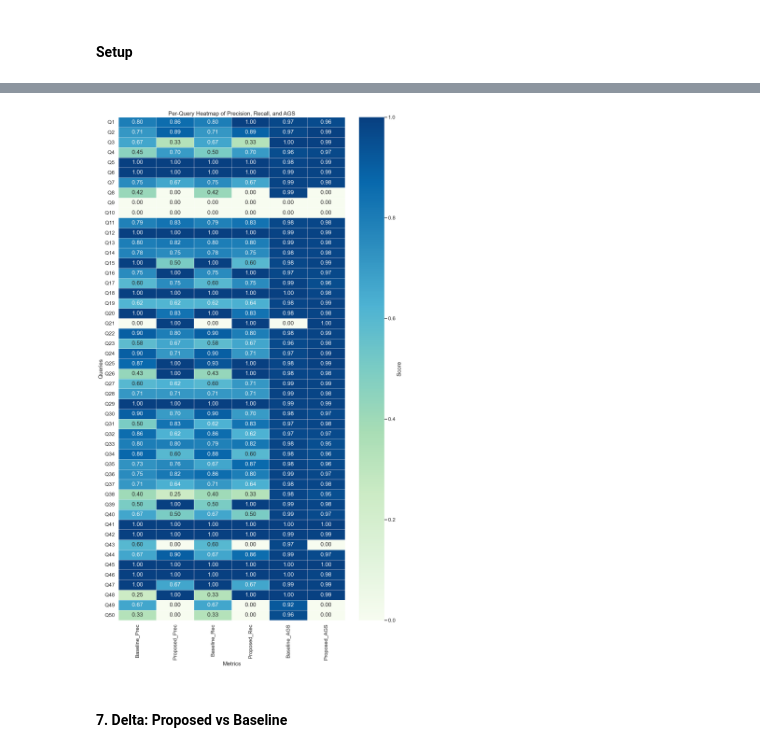
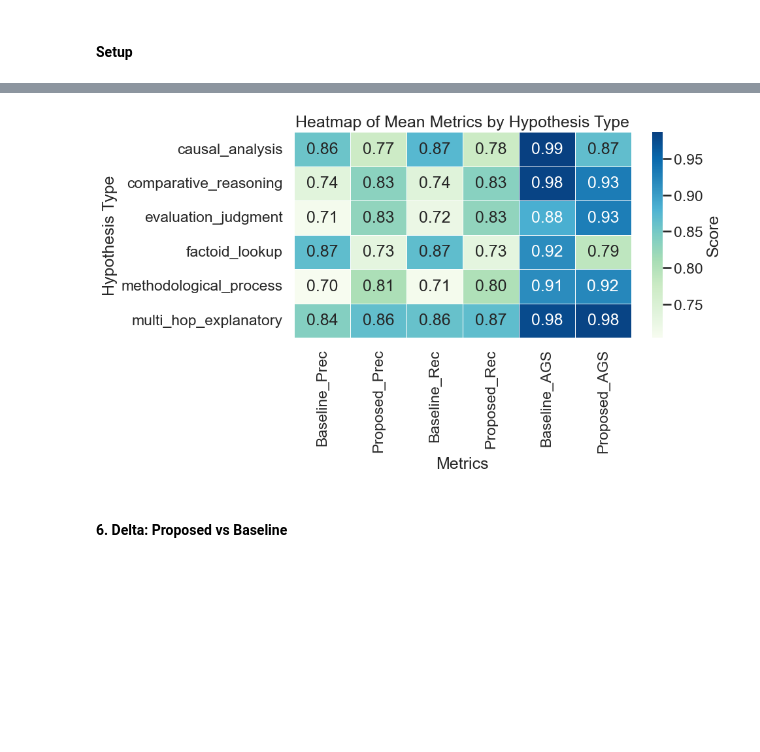
Before and after one commit to Josna-cardoza/rag-source-attribution, a Jupyter notebook: notebooks/main.ipynb, the cells around one changed output, grey strips where cells are left out. Cells and saved outputs as stored; diff of their text form; code cells hidden in the pictures; blank space fills up the shorter version.

```diff
--- a/notebooks/main.ipynb
+++ b/notebooks/main.ipynb
@@ -470,7 +470,7 @@ class CitationAuditEvaluator:
                 "precision": 0.0,
                 "recall": 0.0,
                 "ags": 0.0,
-                "num_verified_claims": 0,
+                "num_verified_pairs": 0,
                 "num_passed": 0,
                 "num_failed": 0
             }
@@ -502,7 +502,7 @@ class CitationAuditEvaluator:
             "precision": float(precision),
             "recall": float(recall),
             "ags": float(ags),
-            "num_verified_claims": int(len(verifications)),
+            "num_verified_pairs": int(len(verifications)),
             "num_passed": int(len(passed)),
             "num_failed": int(len(failed))
         }
@@ -643,7 +643,7 @@ def safe_json_loads(text):
         except Exception:
             return None
 # %%
-def generate_aar_triplets_batch(passages, retries=5):
+def generate_aar_triplets_batch(passages, start_passage_id=1, retries=5):
     cleaned_passages = [
         p for p in (clean_latex_and_brackets(p) for p in passages)
         if p and len(p) > 50
@@ -653,8 +653,11 @@ def generate_aar_triplets_batch(passages, retries=5):
         print("Error: No passages returned after cleaning!")
         return []
 
+    # Create globally unique ids for this batch
+    passage_ids = list(range(start_passage_id, start_passage_id + len(cleaned_passages)))
+
     context = "\n\n".join(
-        [f"passage_id {i+1}: {p}" for i, p in enumerate(cleaned_passages)]
+        [f"passage_id {pid}: {p}" for pid, p in zip(passage_ids, cleaned_passages)]
     )
 
     prompt = f"""
@@ -692,6 +695,8 @@ Return ONLY valid JSON list:
             valid_data = []
             for i, d in enumerate(data):
                 try:
+                    # Force correct global ids regardless of what model returned
+                    d["passage_id"] = passage_ids[i]
                     d["passage"] = cleaned_passages[i]
                     valid_data.append(d)
                 except Exception as e:
@@ -1277,13 +1296,12 @@ display(grouped_results)
 # %%
 sns.set_theme(style="whitegrid", context="talk")
 
-# Blue + green palette
 COLORS = {
     "baseline": "#1f77b4",          # blue
     "proposed": "#2ca02c",          # green
     "delta_prec": "#1f77b4",        # blue
-    "delta_rec": "#66bb6a",         # light green
-    "delta_ags": "#0b5fa5",         # deep blue
+    "delta_rec": "#ff7f0e",         # orange
+    "delta_ags": "#2ca02c",         # green
     "pass": "#2ca02c",              # green
     "fail": "#98df8a",              # soft green
     "heatmap": "GnBu"
@@ -1303,12 +1321,6 @@ plot_df["Delta_AGS_Proposed_vs_Baseline"] = (
     plot_df["Proposed_AGS"] - plot_df["Baseline_AGS"]
 )
 
-# Pass/fail availability
-has_pass_fail = all(col in plot_df.columns for col in [
-    "Baseline_Num_Pass", "Baseline_Num_Fail",
-    "Proposed_Num_Pass", "Proposed_Num_Fail"
-])
-
 def save_show_plot(filename):
     plt.tight_layout()
     plt.savefig(os.path.join(results_dir, filename), dpi=300, bbox_inches="tight")
@@ -1403,27 +1441,36 @@ plt.show()
 # %%
 heatmap_cols = [
     "Baseline_Prec", "Proposed_Prec",
     "Baseline_Rec", "Proposed_Rec",
     "Baseline_AGS", "Proposed_AGS"
 ]
 
-heatmap_df = plot_df.set_index("Query_Label")[heatmap_cols]
+# Group by Hypothesis_Type and take mean
+heatmap_df = (
+    plot_df
+    .groupby("Hypothesis_Type")[heatmap_cols]
+    .mean()
+)
 
-plt.figure(figsize=(14, max(6, len(plot_df) * 0.5)))
+plt.figure(figsize=(10, 6))
+
 sns.heatmap(
     heatmap_df,
     annot=True,
     fmt=".2f",
     cmap=COLORS["heatmap"],
     linewidths=0.5,
     cbar_kws={"label": "Score"}
 )
-plt.title("Per-Query Heatmap of Precision, Recall, and AGS")
+
+plt.title("Heatmap of Mean Metrics by Hypothesis Type")
 plt.xlabel("Metrics")
-plt.ylabel("Queries")
-save_show_plot("06_two_system_metrics_heatmap.png")
+plt.ylabel("Hypothesis Type")
+
+plt.tight_layout()
+save_show_plot("grouped_metrics_heatmap.png")
 # %% [output]
-[figure, old version]
+[figure, new version]
 # %% [markdown]
-#### **7. Delta: Proposed vs Baseline**
+#### **6. Delta: Proposed vs Baseline**
 # %%
```
Also changed, not shown: parts of 24 cells of this notebook, 6 other files.
